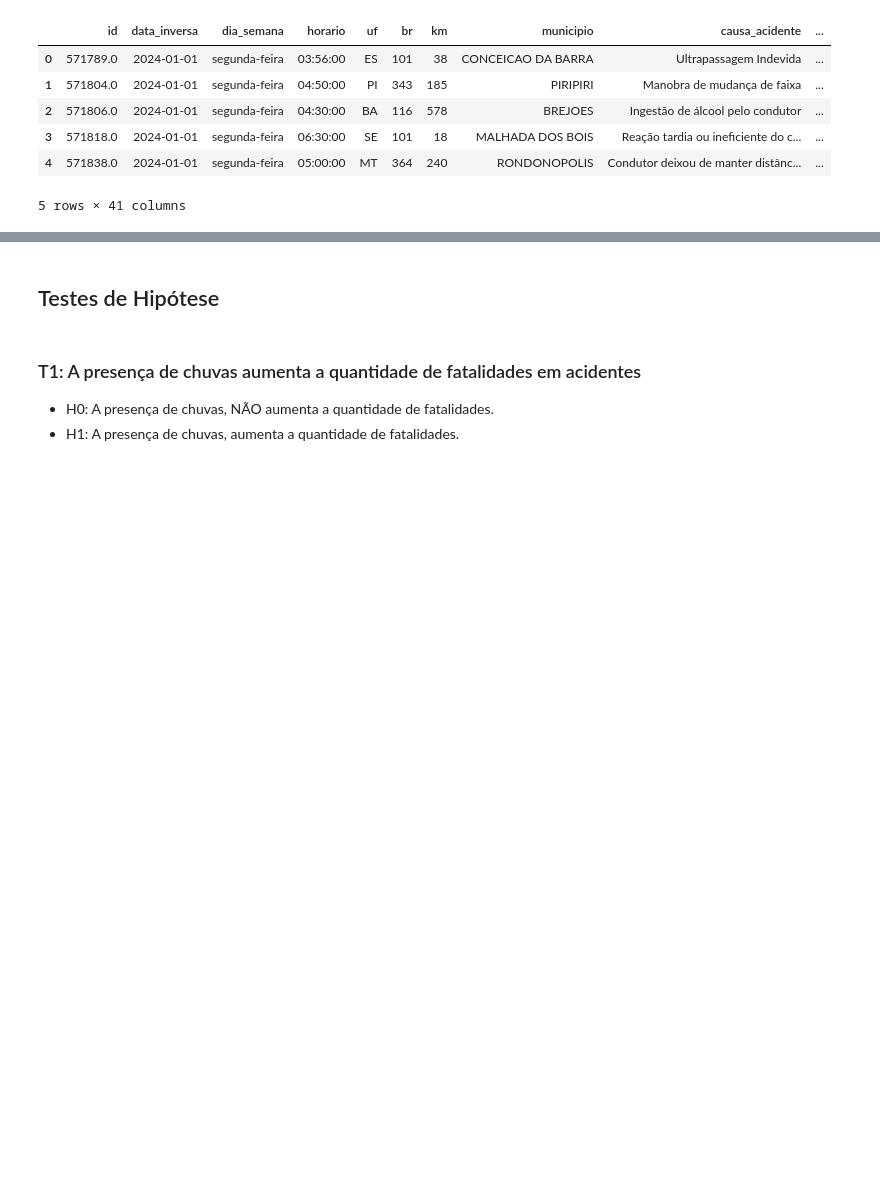
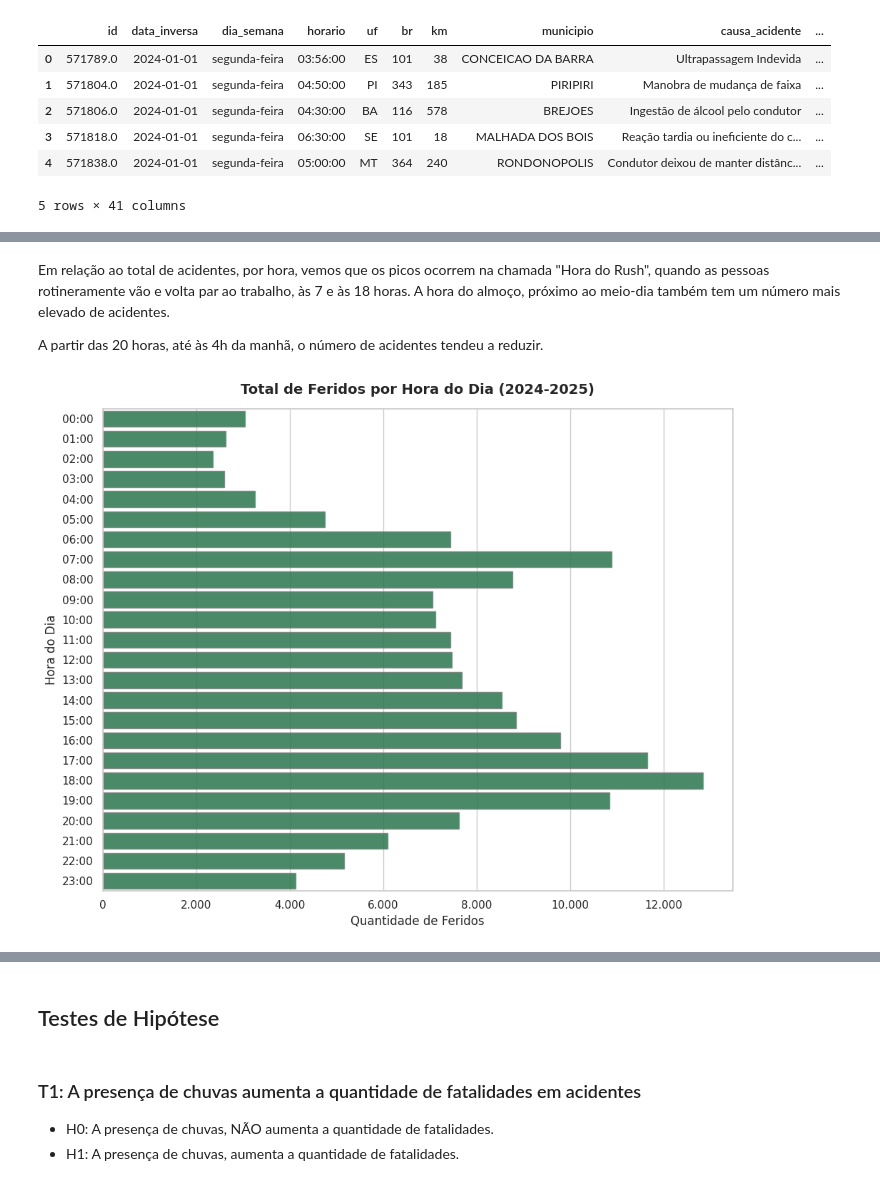
Before and after one commit to afmireski/trabalho_final_ciencia_de_dados, a Jupyter notebook: trabalho_final_afmireski.ipynb, the cells around one changed output, grey strips where cells are left out. Cells and saved outputs as stored; diff of their text form; code cells hidden in the pictures; blank space fills up the shorter version.

```diff
--- a/trabalho_final_afmireski.ipynb
+++ b/trabalho_final_afmireski.ipynb
@@ -1375,0 +1710,8 @@ df_acidentes: (145685, 41)
+# %% [markdown]
+Em relação ao total de acidentes, por hora, vemos que os picos ocorrem na chamada "Hora do Rush", quando as pessoas rotineramente vão e volta par ao trabalho, às 7 e às 18 horas. A hora do almoço, próximo ao meio-dia também tem um número mais elevado de acidentes.
+
+A partir das 20 horas, até às 4h da manhã, o número de acidentes tendeu a reduzir.
+# %%
+show_barplot_feridos_por_hora(df_hora_dia)
+# %% [output]
+[figure, added]
```
Also changed, not shown: parts of 44 cells of this notebook, 1 other file.
